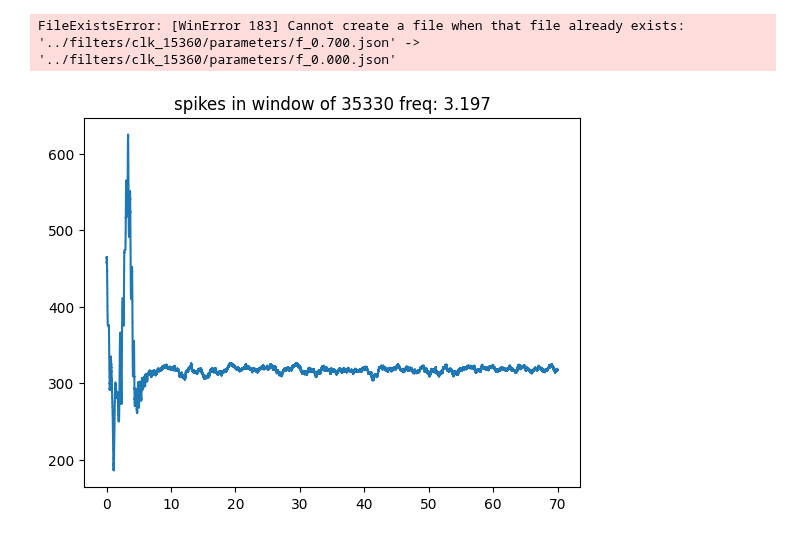
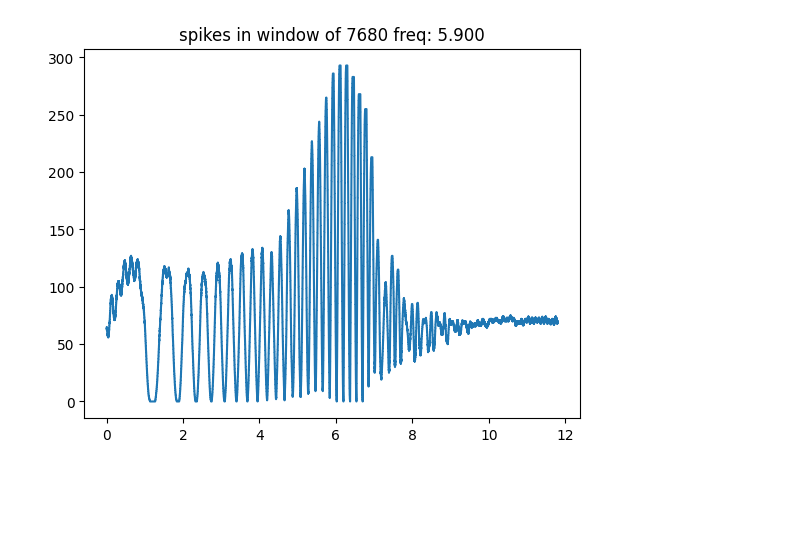
Before and after one commit to yakir4123/SNN-SCTN, a Jupyter notebook: notebooks/resonator_test_sine.ipynb, the cells around one changed output. Saved outputs shown, nothing was run; the diff lists cells and outputs as text; code cells hidden in the pictures; blank space fills up the shorter version.

```diff
--- a/notebooks/resonator_test_sine.ipynb
+++ b/notebooks/resonator_test_sine.ipynb
@@ -6,7 +8,5 @@ from snn.resonator import create_excitatory_resonator, test_frequency, create_ex
 # %%
 from utils import copy_filter_hp_to_other_clock_frequency
 
-copy_filter_hp_to_other_clock_frequency(1536000, 15360)
+# copy_filter_hp_to_other_clock_frequency(1536000, 15360)
-# %% [output]
-FileExistsError: [WinError 183] Cannot create a file when that file already exists: '../filters/clk_15360/parameters/f_0.700.json' -> '../filters/clk_15360/parameters/f_0.000.json'
 # %%
@@ -61,6 +67,5 @@ def custom_resonator_output_spikes(
-# %%
-clk_freq =
-custom_resonator_output_spikes(freq0='3.197', clk_freq=35330, step=1/35330)
-# %% [output]
-[figure, removed]
+# %%
+resonator_output_spikes_on_chirp(freq0='5.900', clk_freq=76800, neurons_log_spikes=[-1])
+# %% [output]
+[figure, added]
 # %%
```
Also changed, not shown: parts of 15 cells of this notebook, 6 other files.
